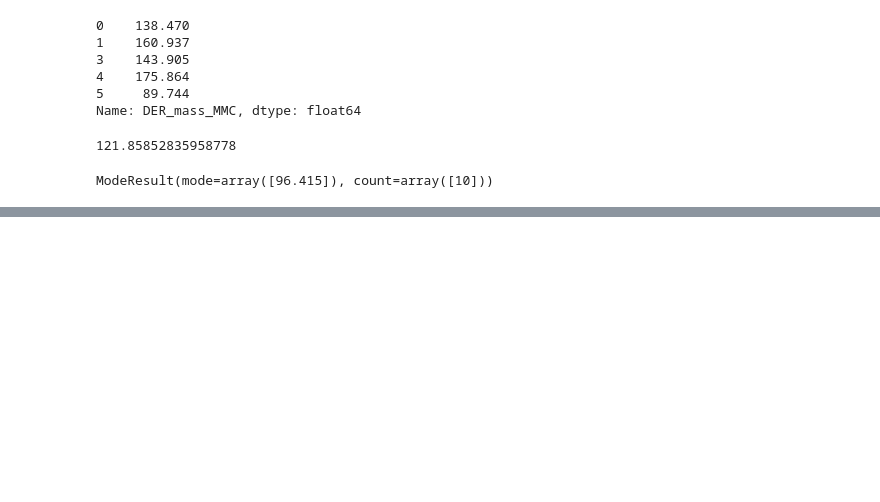
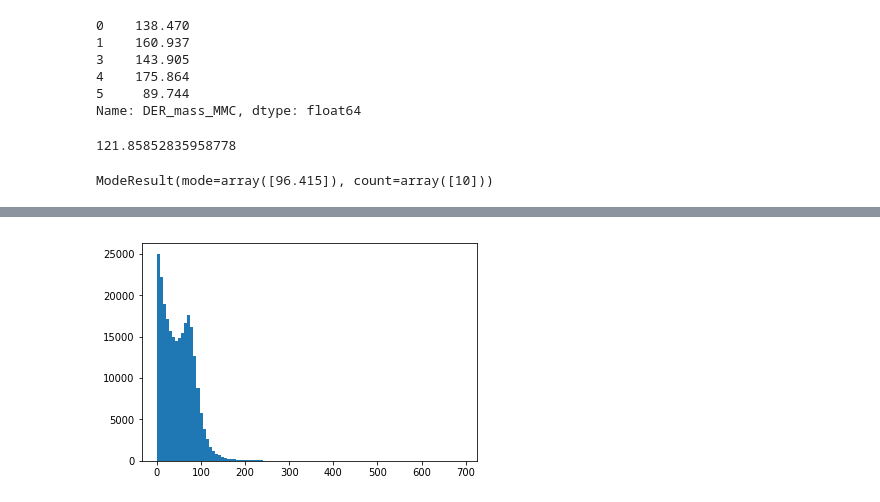
Before and after one commit to ownzonefeng/CS-433-Project1, a Jupyter notebook: Project1/Data_mining.ipynb, the cells around one changed output, grey strips where cells are left out. Cells and saved outputs as stored; diff of their text form; code cells hidden in the pictures; blank space fills up the shorter version.

Commit message:
upload images

```diff
--- a/Project1/Data_mining.ipynb
+++ b/Project1/Data_mining.ipynb
@@ -81,0 +96,4 @@ ModeResult(mode=array([96.415]), count=array([10]))
+# %%
+n2, bins2, patches2 = plt.hist(train.DER_mass_transverse_met_lep, bins = 100)
+# %% [output]
+[figure, added]
```
Also changed, not shown: parts of 22 cells of this notebook, 30 other files.
